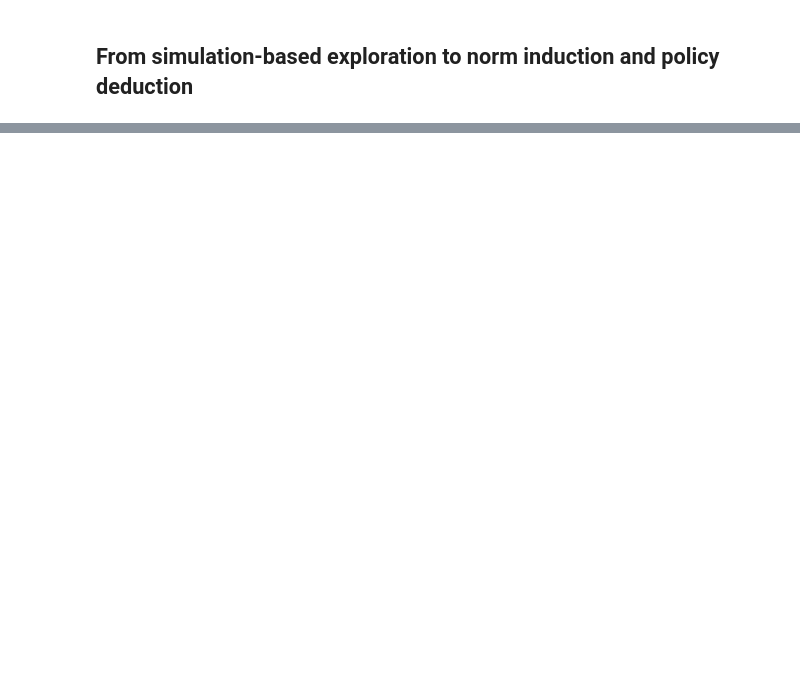
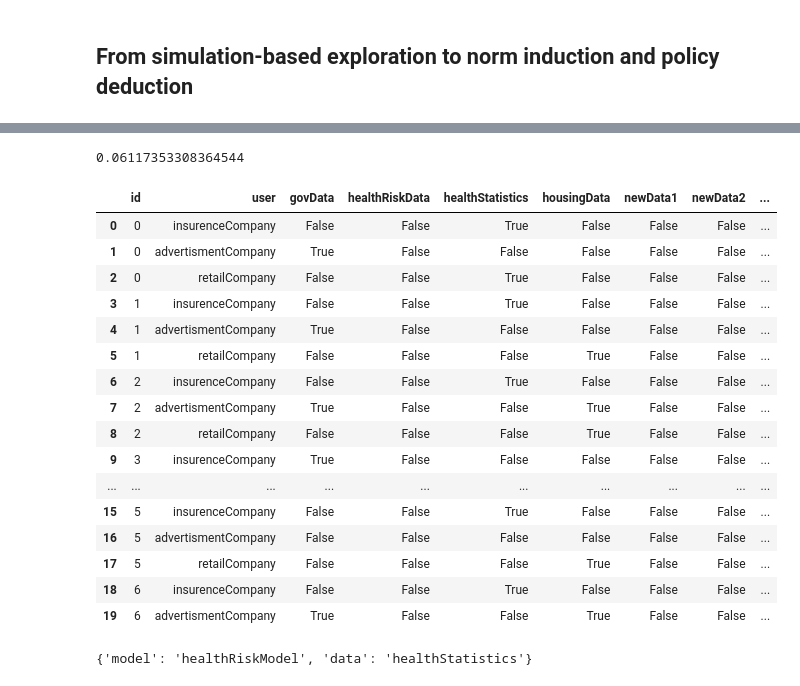
Before and after one commit to fratric/Rules2Lab, a Jupyter notebook: benchmarks/dataSharing/baseToy.ipynb, the cells around one changed output, grey strips where cells are left out. Saved outputs shown, nothing was run; the diff lists cells and outputs as text; code cells hidden in the pictures; blank space fills up the shorter version.

```diff
--- a/benchmarks/dataSharing/baseToy.ipynb
+++ b/benchmarks/dataSharing/baseToy.ipynb
@@ -173,2 +317,72 @@ for id, traj in normExplorer.instances.items():
+# %%
+terminated_count = 0
+for traj_id, traj in norm.instances.items():
+    #print(traj_id, traj.terminated)
+    if traj.terminated == True:
+        terminated_count = terminated_count + 1
+        #print(traj.observation)
+
+terminated_count/len(norm.instances)
+# %% [output]
+0.06117353308364544
+# %%
+res = env.handler.makeQuery('data(X)')
+datas = [d['X'] for d in res]
+res = env.handler.makeQuery('model(X)')
+models = [d['X'] for d in res]
+dm = datas + models
+
+accessList = []
+accessDict = {}
+
+for traj_id, traj in norm.instances.items():
+    user = traj_id[0]
+    id = traj_id[1]
+
+    accessDict[traj_id] = {}
+
+    tmp_dict = {}
+    tmp_dict['id'] = id
+    tmp_dict['user'] = user
+    tmp_dict.update(dict(zip(dm, [False]*len(dm))))
+
+    for fact in traj.info[-1]['dictState']:
+        if fact['fact'] == 'hasAccess' and user == fact['X0']:
+            tmp_dict[fact['X1']] = True
+            if fact['X1'] in models:
+                accessDict[traj_id]['model'] = fact['X1']
+            elif fact['X1'] in datas:
+                accessDict[traj_id]['data'] = fact['X1']
+            else:
+                print("warning:", fact['X1'], " is not data nor model")
+    accessList.append(tmp_dict)
+
+
+
+import pandas as pd
+accessDF = pd.DataFrame.from_dict(accessList)
+accessDF.head(20)
+# %% [output]
+|  | id | user | govData | healthRiskData | healthStatistics | housingData | newData1 | newData2 | ... |
+| 0 | 0 | insurenceCompany | False | False | True | False | False | False | ... |
+| 1 | 0 | advertismentCompany | True | False | False | False | False | False | ... |
+| 2 | 0 | retailCompany | False | False | True | False | False | False | ... |
+| 3 | 1 | insurenceCompany | False | False | True | False | False | False | ... |
+| 4 | 1 | advertismentCompany | True | False | False | False | False | False | ... |
+| 5 | 1 | retailCompany | False | False | False | True | False | False | ... |
+| 6 | 2 | insurenceCompany | False | False | True | False | False | False | ... |
+| 7 | 2 | advertismentCompany | True | False | False | True | False | False | ... |
+| 8 | 2 | retailCompany | False | False | False | True | False | False | ... |
+| 9 | 3 | insurenceCompany | True | False | False | False | False | False | ... |
+| ... | ... | ... | ... | ... | ... | ... | ... | ... | ... |
+| 15 | 5 | insurenceCompany | False | False | True | False | False | False | ... |
+| 16 | 5 | advertismentCompany | False | False | False | False | False | False | ... |
+| 17 | 5 | retailCompany | False | False | False | True | False | False | ... |
+| 18 | 6 | insurenceCompany | False | False | True | False | False | False | ... |
+| 19 | 6 | advertismentCompany | True | False | False | True | False | False | ... |
+# %%
+accessDict[('insurenceCompany', 0)]
+# %% [output]
+{'model': 'healthRiskModel', 'data': 'healthStatistics'}
 # %%
 
```
Also changed, not shown: parts of 25 cells of this notebook, 21 other files.
